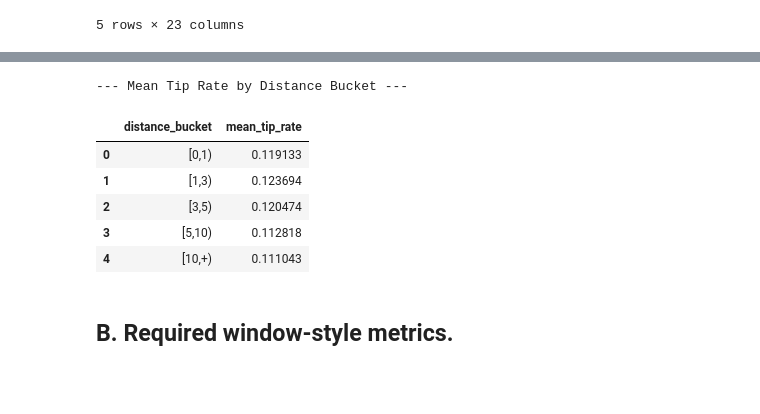
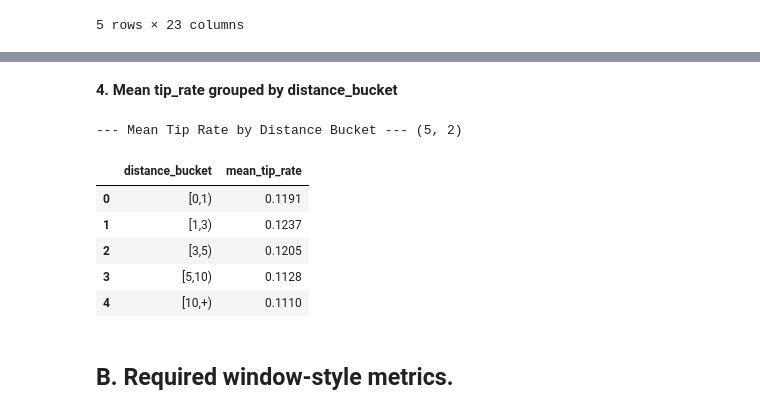
Before and after one commit to LaToyaPaul/COMP6940-A1, a Jupyter notebook: part1_taxi/03_stats_eda_viz.ipynb, the cells around one changed output, grey strips where cells are left out. Drawn from its saved outputs; the diff is of its cells as text; code cells hidden in the pictures; blank space fills up the shorter version.

```diff
--- a/part1_taxi/03_stats_eda_viz.ipynb
+++ b/part1_taxi/03_stats_eda_viz.ipynb
@@ -87,21 +95,24 @@ payment_type_props
+# %% [markdown]
+**4. Mean tip_rate grouped by distance_bucket**
 # %%
 # 4. Mean tip_rate grouped by distance_bucket
 mean_tip_rate_by_distance = (
     df_clean.groupby("distance_bucket")["tip_rate"]
     .mean()
     .reset_index(name="mean_tip_rate")
+    .round(4)
 )
 
-print("\n--- Mean Tip Rate by Distance Bucket ---")
+print(f"\n--- Mean Tip Rate by Distance Bucket --- {mean_tip_rate_by_distance.shape}")
 mean_tip_rate_by_distance
 # %% [output]
---- Mean Tip Rate by Distance Bucket ---
+--- Mean Tip Rate by Distance Bucket --- (5, 2)
 |  | distance_bucket | mean_tip_rate |
-| 0 | [0,1) | 0.119133 |
-| 1 | [1,3) | 0.123694 |
-| 2 | [3,5) | 0.120474 |
-| 3 | [5,10) | 0.112818 |
-| 4 | [10,+) | 0.111043 |
+| 0 | [0,1) | 0.1191 |
+| 1 | [1,3) | 0.1237 |
+| 2 | [3,5) | 0.1205 |
+| 3 | [5,10) | 0.1128 |
+| 4 | [10,+) | 0.1110 |
 # %% [markdown]
 ## B. Required window-style metrics.
 # %%
```
Also changed, not shown: parts of 12 cells of this notebook.
